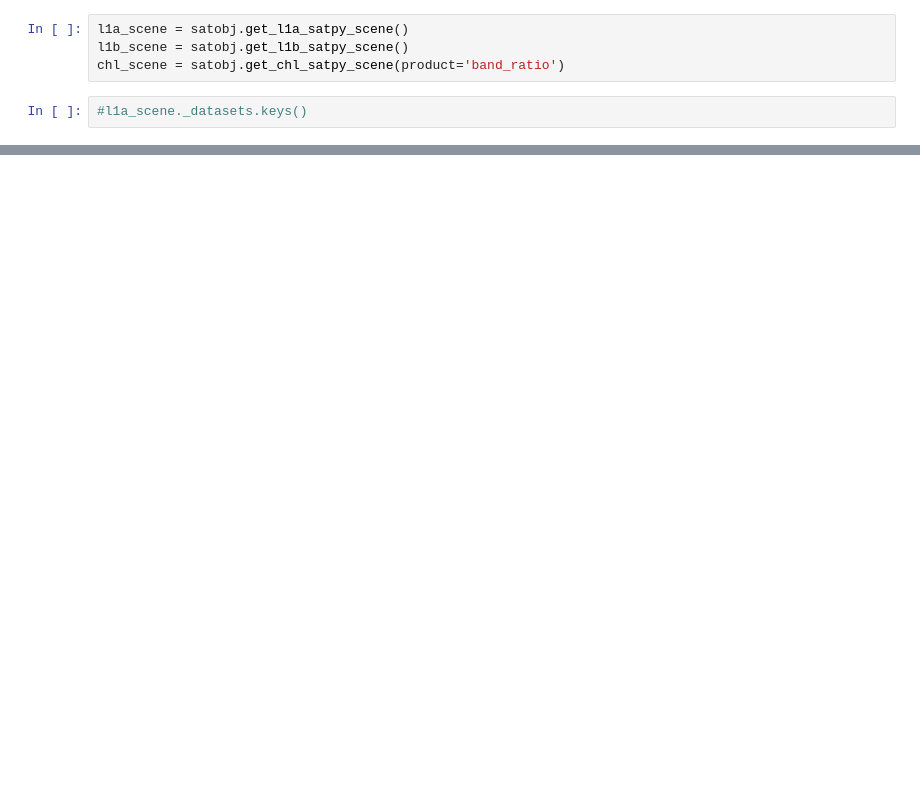
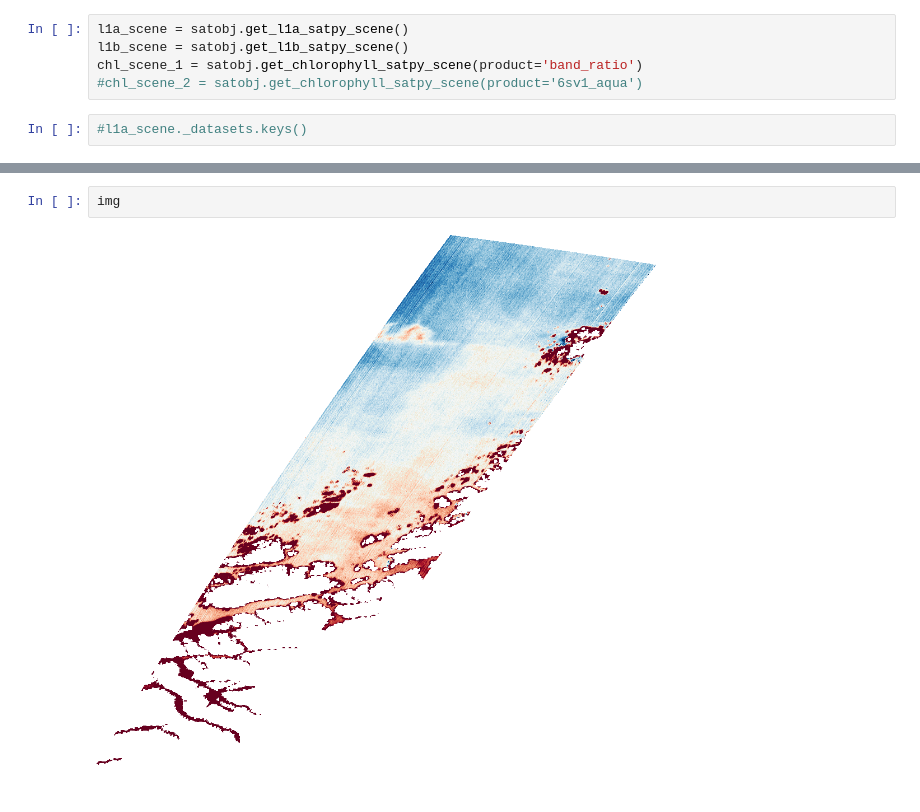
Before and after one commit to NTNU-SmallSat-Lab/hypso-package, a Jupyter notebook: demo/satpy_testing.ipynb, the cells around one changed output, grey strips where cells are left out. Cells and saved outputs as stored; diff of their text form; blank space fills up the shorter version.

```diff
--- a/demo/satpy_testing.ipynb
+++ b/demo/satpy_testing.ipynb
@@ -40,7 +54,8 @@ No image mode provided. Detected image mode: bin3
 # %%
 l1a_scene = satobj.get_l1a_satpy_scene()
 l1b_scene = satobj.get_l1b_satpy_scene()
-chl_scene = satobj.get_chl_satpy_scene(product='band_ratio')
+chl_scene_1 = satobj.get_chlorophyll_satpy_scene(product='band_ratio')
+#chl_scene_2 = satobj.get_chlorophyll_satpy_scene(product='6sv1_aqua')
 # %%
 #l1a_scene._datasets.keys()
 # %%
@@ -67,0 +124,4 @@ Attributes:
+# %%
+img
+# %% [output]
+[figure, added]
```
Also changed, not shown: parts of 7 cells of this notebook, 2 other files.
